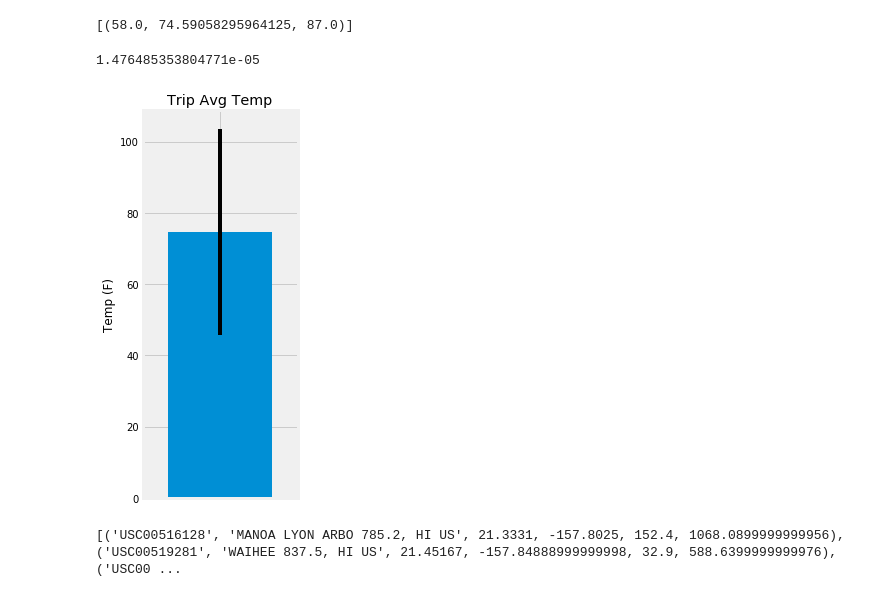
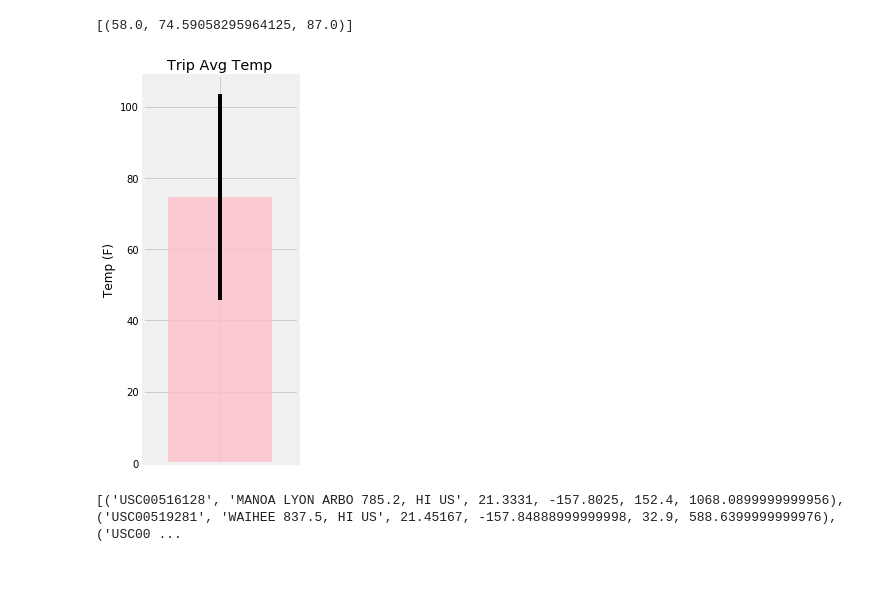
Before and after one commit to chuhaovince/Sqlalchemy-challenge, a Jupyter notebook: climate_starter.ipynb, the cells around one changed output. Saved outputs shown, nothing was run; the diff lists cells and outputs as text; code cells hidden in the pictures.

```diff
--- a/climate_starter.ipynb
+++ b/climate_starter.ipynb
@@ -170,32 +143,21 @@ end_date = last_date
 print(calc_temps(start_date,end_date))
 # %% [output]
 [(58.0, 74.59058295964125, 87.0)]
-# %%
-aluminum = np.array([6.4e-5 , 3.01e-5 , 2.36e-5, 3.0e-5, 7.0e-5, 4.5e-5, 3.8e-5, 4.2e-5, 2.62e-5, 3.6e-5])
-copper = np.array([4.5e-5 , 1.97e-5 , 1.6e-5, 1.97e-5, 4.0e-5, 2.4e-5, 1.9e-5, 2.41e-5 , 1.85e-5, 3.3e-5 ])
-steel = np.array([3.3e-5 , 1.2e-5 , 0.9e-5, 1.2e-5, 1.3e-5, 1.6e-5, 1.4e-5, 1.58e-5, 1.32e-5 , 2.1e-5])
-aluminum_std = np.std(aluminum)
-copper_std = np.std(copper)
-steel_std = np.std(steel)
-
-aluminum_std
-# %% [output]
-1.476485353804771e-05
 # %%
 # Plot the results from your previous query as a bar chart.
 # Use "Trip Avg Temp" as your Title
 # Use the average temperature for the y value
 # Use the peak-to-peak (tmax-tmin) value as the y error bar (yerr)
 plt.figure(figsize = (3,6))
 diff = calc_temps(start_date,end_date)[0][2]-calc_temps(start_date,end_date)[0][0]
-plt.bar(np.arange(1),calc_temps(start_date,end_date)[0][1], yerr = diff, width = 0.2 )
+plt.bar(np.arange(1),calc_temps(start_date,end_date)[0][1], yerr = diff, width = 0.2, alpha = 0.8, color = "pink" )
 plt.xlim(-0.15,0.15)
 plt.title("Trip Avg Temp")
 plt.xticks(np.arange(1), "")
 plt.ylabel("Temp (F)")
 plt.tight_layout()
 # %% [output]
-[figure, old version]
+[figure, new version]
 # %%
 # Calculate the total amount of rainfall per weather station for your trip dates using the previous year's matching dates.
 # Sort this in descending order by precipitation amount and list the station, name, latitude, longitude, and elevation
```
Also changed, not shown: parts of 7 cells of this notebook.
